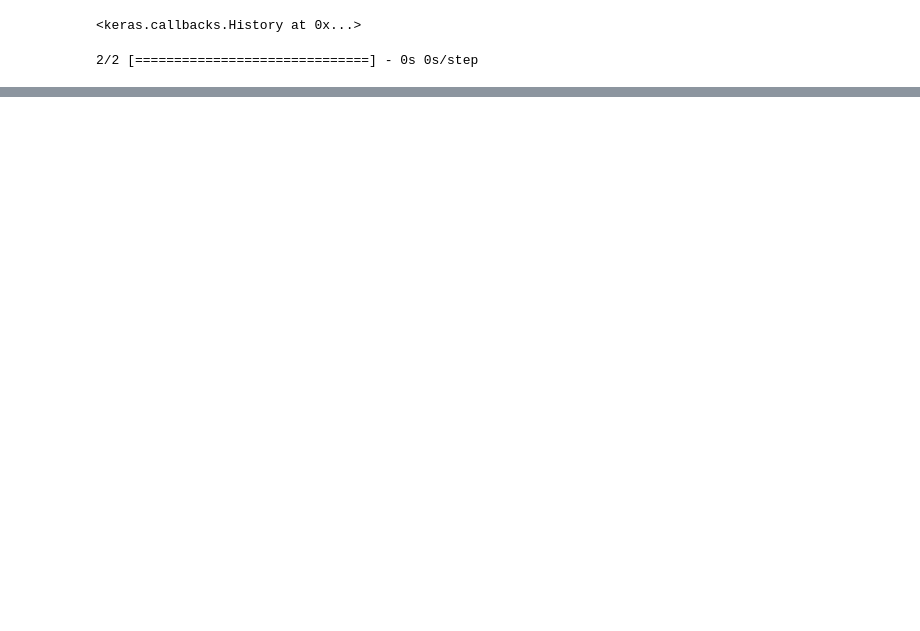
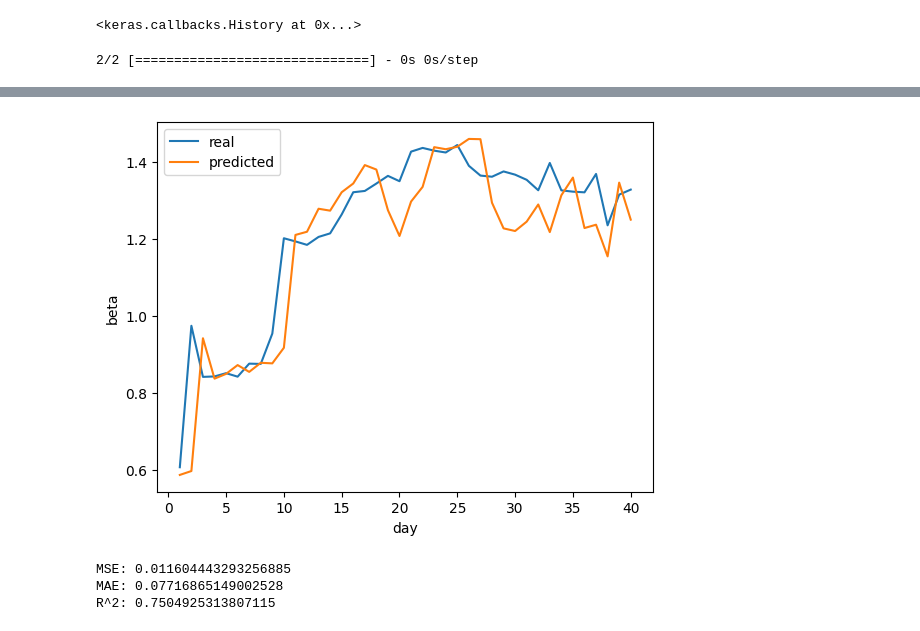
Before and after one commit to lion158/BetaPrediction, a Jupyter notebook: prediction.ipynb, the cells around one changed output, grey strips where cells are left out. Saved outputs shown, nothing was run; the diff lists cells and outputs as text; code cells hidden in the pictures; blank space fills up the shorter version.

```diff
--- a/prediction.ipynb
+++ b/prediction.ipynb
@@ -158,0 +219,12 @@ plt.show()
+# %%
+y_pred = my_model.predict(X_test)
+# %%
+x = np.arange(1, len(y_pred) + 1)
+plt.plot(x,y_test, label='real')
+plt.plot(x,y_pred, label='predicted')
+plt.xlabel('day')
+plt.ylabel('beta')
+plt.legend()
+plt.show()
+# %% [output]
+[figure, added]
@@ -158,0 +235,8 @@ plt.show()
+# %%
+print("MSE:", mse)
+print("MAE:", mae)
+print("R^2:", r2)
+# %% [output]
+MSE: 0.011604443293256885
+MAE: 0.07716865149002528
+R^2: 0.7504925313807115
```
Also changed, not shown: parts of 22 cells of this notebook.
